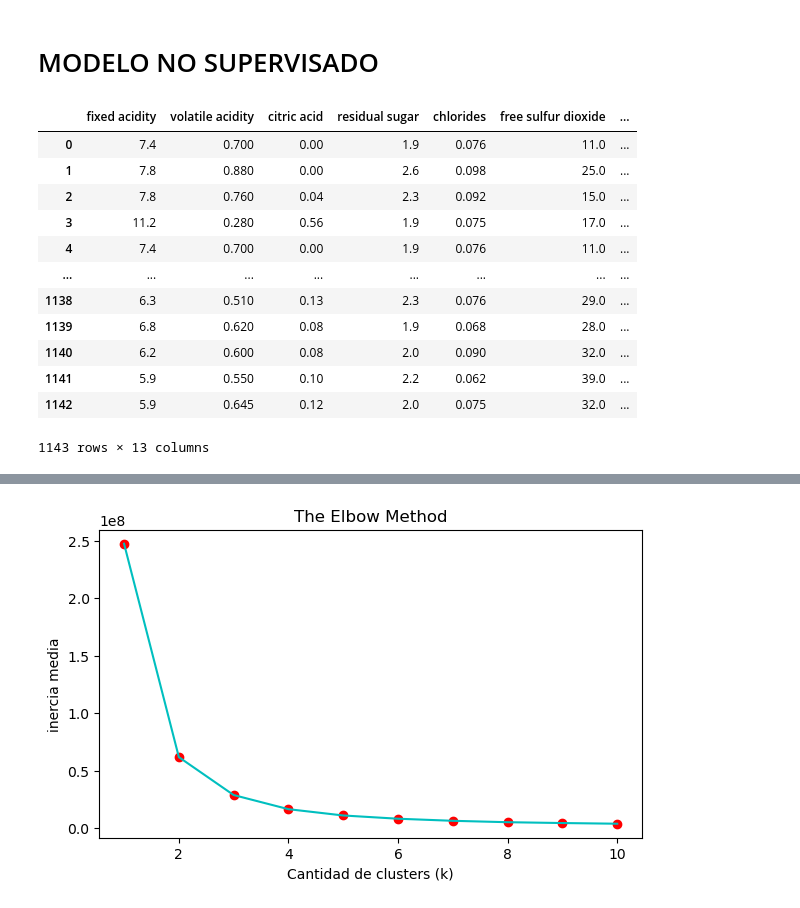
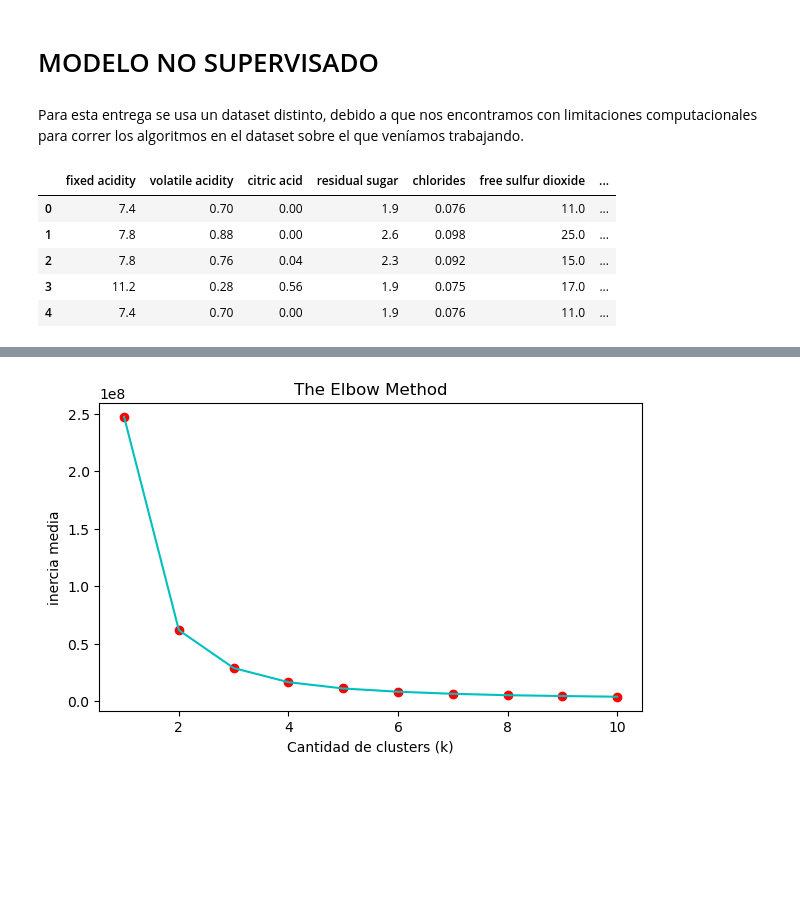
Before and after one commit to L-Ameneiro/IngeniasDataScience, a Jupyter notebook: notebooks/MODELO NO SUPERVISADO.ipynb, the cells around one changed output, grey strips where cells are left out. Drawn from its saved outputs; the diff is of its cells as text; code cells hidden in the pictures; blank space fills up the shorter version.

```diff
--- a/notebooks/MODELO NO SUPERVISADO.ipynb
+++ b/notebooks/MODELO NO SUPERVISADO.ipynb
@@ -1,5 +1,7 @@
 # %% [markdown]
 # MODELO  NO SUPERVISADO
+# %% [markdown]
+Para esta entrega se usa un dataset distinto, debido a que nos encontramos con limitaciones computacionales para correr los algoritmos en el dataset sobre el que veníamos trabajando.
 # %%
 # Se importan las librerías que se utilizarán:
 import pandas as pd
@@ -16,21 +18,14 @@ warnings.filterwarnings('ignore')
 # %%
 p1 = pd.read_csv('..\\datasets\\WineQT.csv')
 # %%
-p1
+p1.head(5)
 # %% [output]
 |  | fixed acidity | volatile acidity | citric acid | residual sugar | chlorides | free sulfur dioxide | ... |
-| 0 | 7.4 | 0.700 | 0.00 | 1.9 | 0.076 | 11.0 | ... |
-| 1 | 7.8 | 0.880 | 0.00 | 2.6 | 0.098 | 25.0 | ... |
-| 2 | 7.8 | 0.760 | 0.04 | 2.3 | 0.092 | 15.0 | ... |
-| 3 | 11.2 | 0.280 | 0.56 | 1.9 | 0.075 | 17.0 | ... |
-| 4 | 7.4 | 0.700 | 0.00 | 1.9 | 0.076 | 11.0 | ... |
-| ... | ... | ... | ... | ... | ... | ... | ... |
-| 1138 | 6.3 | 0.510 | 0.13 | 2.3 | 0.076 | 29.0 | ... |
-| 1139 | 6.8 | 0.620 | 0.08 | 1.9 | 0.068 | 28.0 | ... |
-| 1140 | 6.2 | 0.600 | 0.08 | 2.0 | 0.090 | 32.0 | ... |
-| 1141 | 5.9 | 0.550 | 0.10 | 2.2 | 0.062 | 39.0 | ... |
-| 1142 | 5.9 | 0.645 | 0.12 | 2.0 | 0.075 | 32.0 | ... |
+| 0 | 7.4 | 0.70 | 0.00 | 1.9 | 0.076 | 11.0 | ... |
+| 1 | 7.8 | 0.88 | 0.00 | 2.6 | 0.098 | 25.0 | ... |
+| 2 | 7.8 | 0.76 | 0.04 | 2.3 | 0.092 | 15.0 | ... |
+| 3 | 11.2 | 0.28 | 0.56 | 1.9 | 0.075 | 17.0 | ... |
+| 4 | 7.4 | 0.70 | 0.00 | 1.9 | 0.076 | 11.0 | ... |
-1143 rows × 13 columns
 # %%
 # Se verifica que no hayan valores nulos
 p1.isna().sum()
```
Also changed, not shown: parts of 19 cells of this notebook.
